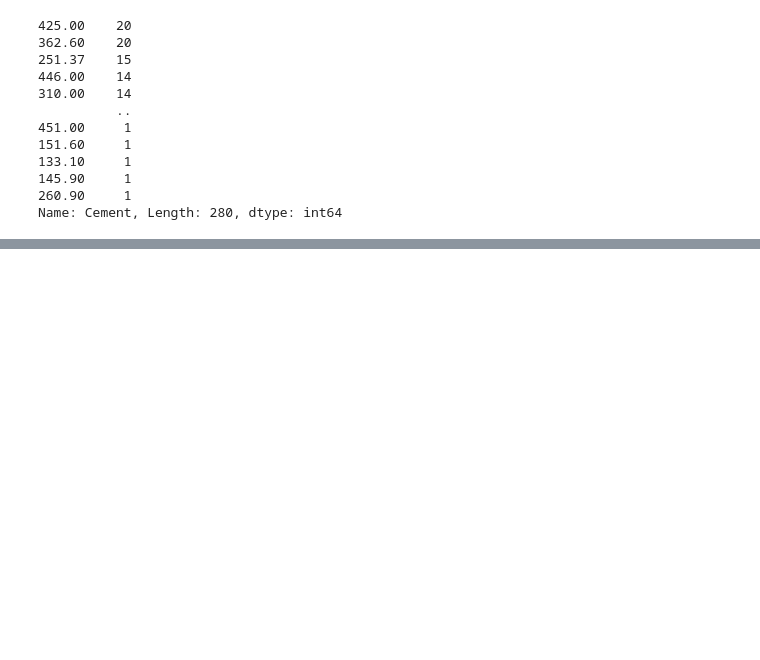
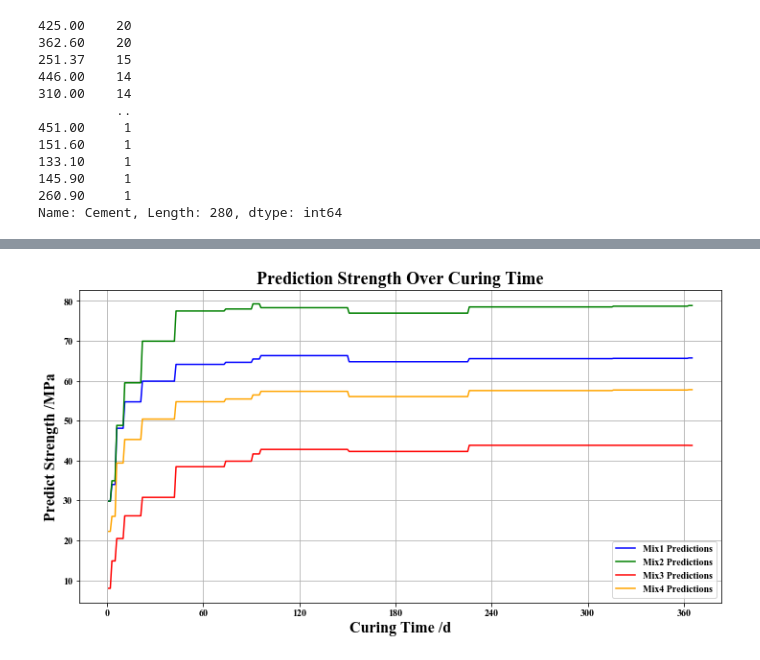
Before and after one commit to YaoXiao-CS/Work-Project-Collection, a Jupyter notebook: ML-利用机器学习预测混凝土抗压强度/【补充内容2】.ipynb, the cells around one changed output, grey strips where cells are left out. Cells and saved outputs as stored; diff of their text form; code cells hidden in the pictures; blank space fills up the shorter version.

```diff
--- a/ML-利用机器学习预测混凝土抗压强度/【补充内容2】.ipynb
+++ b/ML-利用机器学习预测混凝土抗压强度/【补充内容2】.ipynb
@@ -149,0 +419,11 @@ Name: Cement, Length: 280, dtype: int64
+# %%
+# Mix3-数据集构造.
+def construct_repeated_dataset(input_df, num_repeats):
+    testlist = input_df.head(1)
+    df_repeated = pd.concat([testlist] * num_repeats, ignore_index=True)
+    df_repeated = df_repeated.iloc[:, :8]
+    df_repeated['Age (day)'] = range(1, num_repeats + 1)
+    return df_repeated
+
+df_Mix3 = construct_repeated_dataset(df_cement_2, 365)
+df_Mix3
@@ -149,0 +550,18 @@ Name: Cement, Length: 280, dtype: int64
+# %%
+x = np.arange(1, 366)  # 1 到 365.
+
+plt.figure(figsize=(12, 6))
+plt.plot(x, y_test_pred_Mix1, label='Mix1 Predictions', color='blue')
+plt.plot(x, y_test_pred_Mix2, label='Mix2 Predictions', color='green')
+plt.plot(x, y_test_pred_Mix3, label='Mix3 Predictions', color='red')
+plt.plot(x, y_test_pred_Mix4, label='Mix4 Predictions', color='orange')
+
+plt.xlabel('Curing Time /d', fontsize=16)
+plt.ylabel('Predict Strength /MPa', fontsize=16)
+plt.xticks(np.arange(0, 366, step=60))
+plt.legend()
+plt.grid(True)
+plt.title('Prediction Strength Over Curing Time', fontsize=18)
+plt.show()
+# %% [output]
+[figure, added]
```
Also changed, not shown: parts of 36 cells of this notebook, 5 other files.
